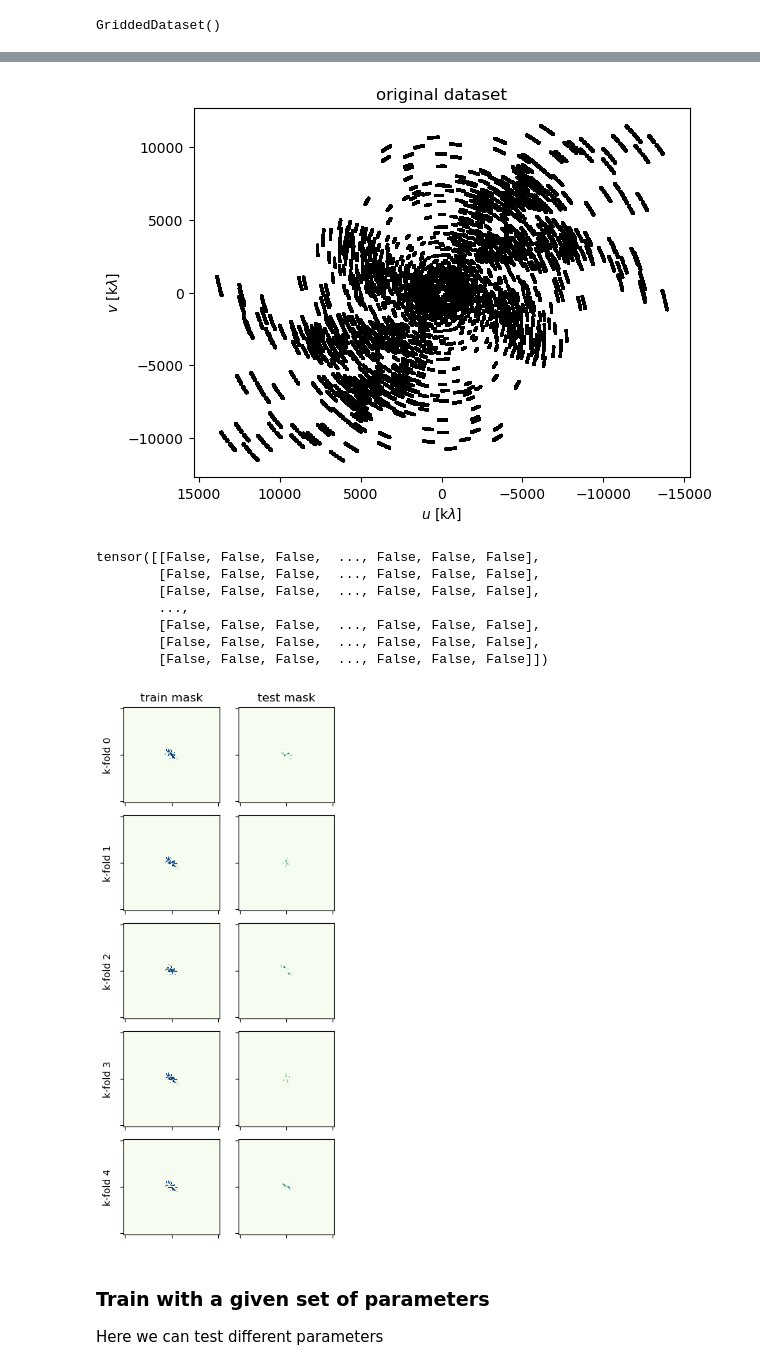
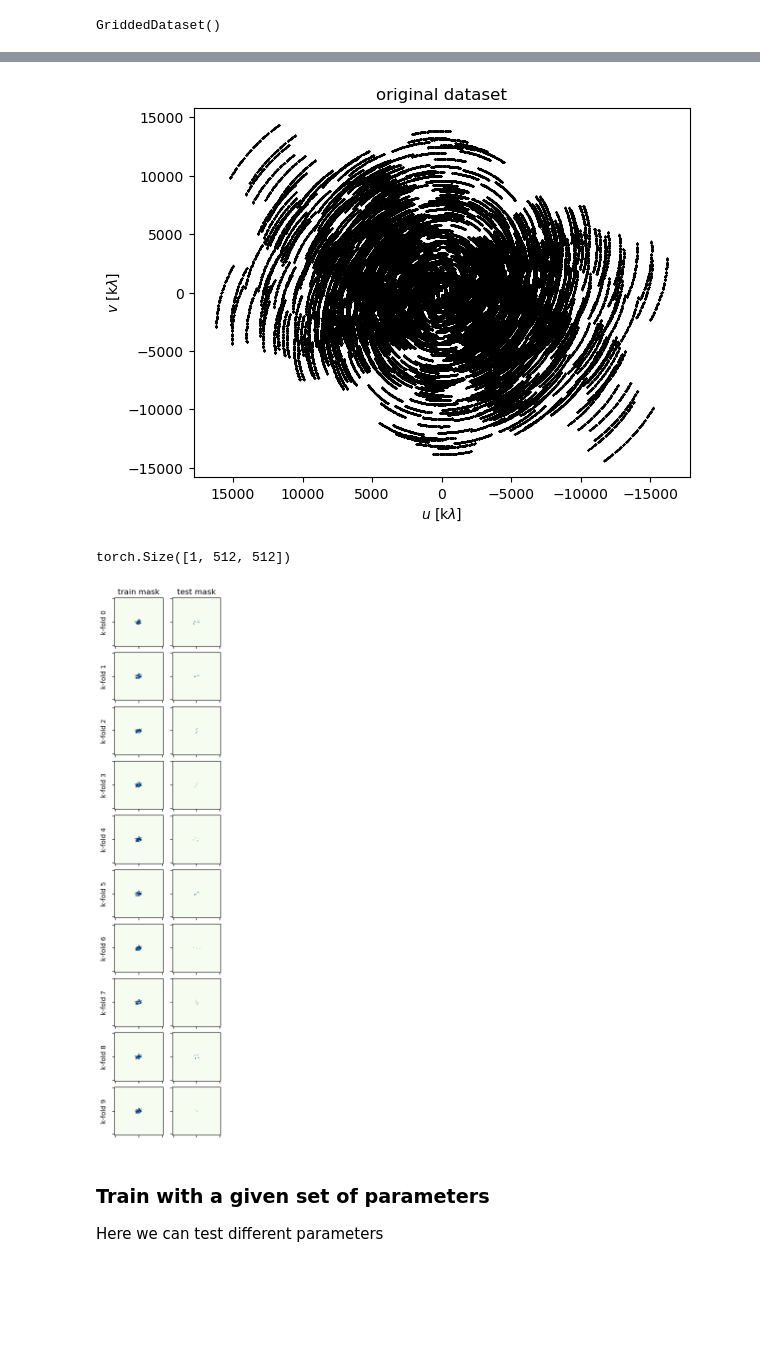
Before and after one commit to behzadarbab/Machine-Learning-Imaging, a Jupyter notebook: scripts/CV_our_data.ipynb, the cells around one changed output, grey strips where cells are left out. Saved outputs shown, nothing was run; the diff lists cells and outputs as text; code cells hidden in the pictures; blank space fills up the shorter version.

```diff
--- a/scripts/CV_our_data.ipynb
+++ b/scripts/CV_our_data.ipynb
@@ -26,9 +28,10 @@ from torch.utils.tensorboard import SummaryWriter
 # %%
 # input parameters
 ###########################################################################################################################################
-fname = '../data/visibilities/R_Dor_concatenated_visibilities.npz' # path to the .npz file containing the observed visibilities
+fname = '../data/visibilities/RDor_spw3_fixvis.npz' # path to the .npz file containing the observed visibilities
 cell_size = 0.001 # arcseconds
 npix = 512 # number of pixels per image axis
+
 learning_rate = 0.3 # learning rate for the optimizer
 # n_iter = 25 # number of iterations for the optimizer
 
@@ -99,65 +102,61 @@ ax.set_ylabel(r"$v$ [k$\lambda$]")
 ax.set_title("original dataset")
 ax.invert_xaxis()
 # %% [output]
-[figure, old version]
+[figure, new version]
 # %%
 # create a radial and azimuthal partition
 dartboard = datasets.Dartboard(coords=coords)
 
 # create cross validator using this "dartboard"
-k = 5
+k = 10
 cv = crossval.DartboardSplitGridded(dset, k, dartboard=dartboard, seed=42)
 
-# ``cv`` is a Python iterator, it will return a ``(train, test)`` pair of ``GriddedDataset``s for each iteration.
-# Because we'll want to revisit the individual datasets
-# several times in this tutorial, we're storeing them into a list
 k_fold_datasets = [(train, test) for (train, test) in cv]
 
-# k_fold_datasets[0][0].vis_gridded.shape
+k_fold_datasets[0][0].vis_gridded.shape
 
-k_fold_datasets[0][0].ground_mask[0]
+# k_fold_datasets[0][0].ground_mask[0]
 # %% [output]
-tensor([[False, False, False,  ..., False, False, False],
-        [False, False, False,  ..., False, False, False],
-        [False, False, False,  ..., False, False, False],
-        ...,
-        [False, False, False,  ..., False, False, False],
-        [False, False, False,  ..., False, False, False],
-        [False, False, False,  ..., False, False, False]])
+torch.Size([1, 512, 512])
 # %%
-fig, ax = plt.subplots(nrows=k, ncols=2, figsize=(4, 10))
+fig, ax = plt.subplots(nrows=k, ncols=2, figsize=(3, 15))
 
 for i, (train_subset, test_subset) in enumerate(k_fold_datasets):
 
     # train_subset and test_subset are `GriddedDataset`s
 
     train_mask = train_subset.ground_mask[0]
     test_mask = test_subset.ground_mask[0]
+    # print("extent:", coords.vis_ext)
 
     ax[i, 0].imshow(
         train_mask.detach().numpy(),
         interpolation="none",
         origin="lower",
         extent=coords.vis_ext,
         cmap="GnBu",
     )
 
     ax[i, 1].imshow(
         test_mask.detach().numpy(), origin="lower", extent=coords.vis_ext, cmap="GnBu"
     )
 
     ax[i, 0].set_ylabel("k-fold {:}".format(i))
 
 ax[0, 0].set_title("train mask")
 ax[0, 1].set_title("test mask")
 
 for a in ax.flatten():
     a.xaxis.set_ticklabels([])
     a.yaxis.set_ticklabels([])
+    # print the limits of x axis
+    # print(a.get_xlim())
+    # a.set_xlim(-20000, 20000)
+    # a.set_ylim(-20000, 20000)
 
 fig.subplots_adjust(left=0.15, hspace=0.0, wspace=0.2)
 # %% [output]
-[figure, old version]
+[figure, new version]
 # %%
 def test(model, dset):
     model.train(False)
```
Also changed, not shown: parts of 16 cells of this notebook, 1 other file.
